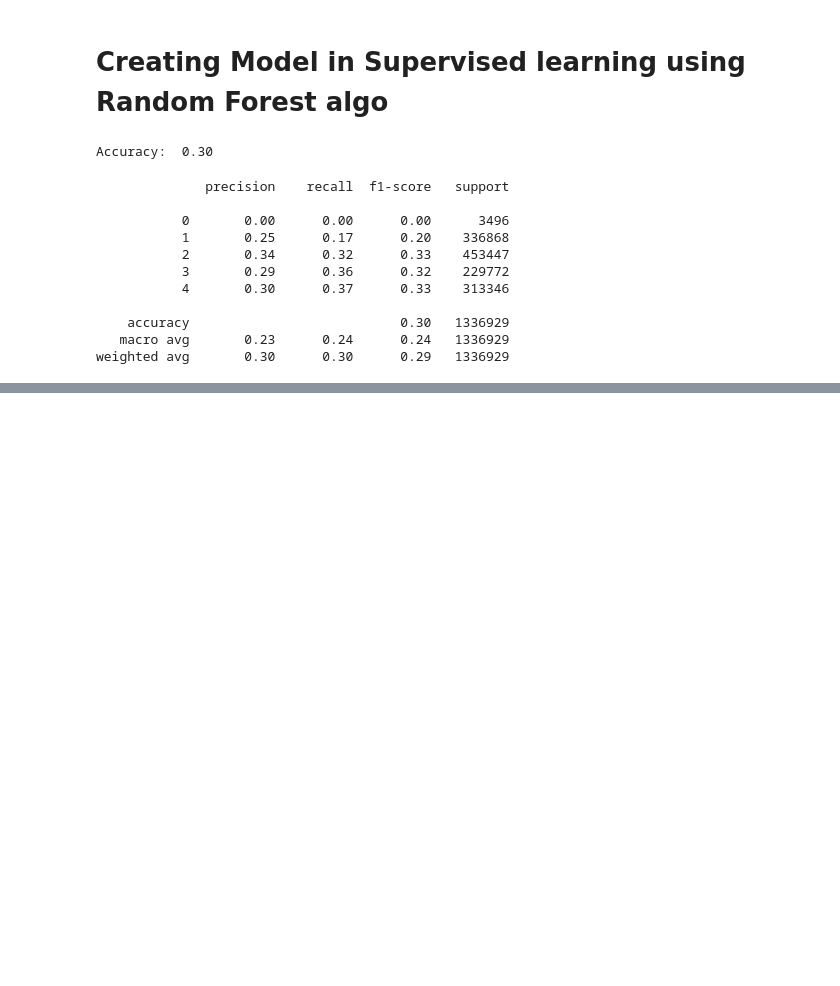
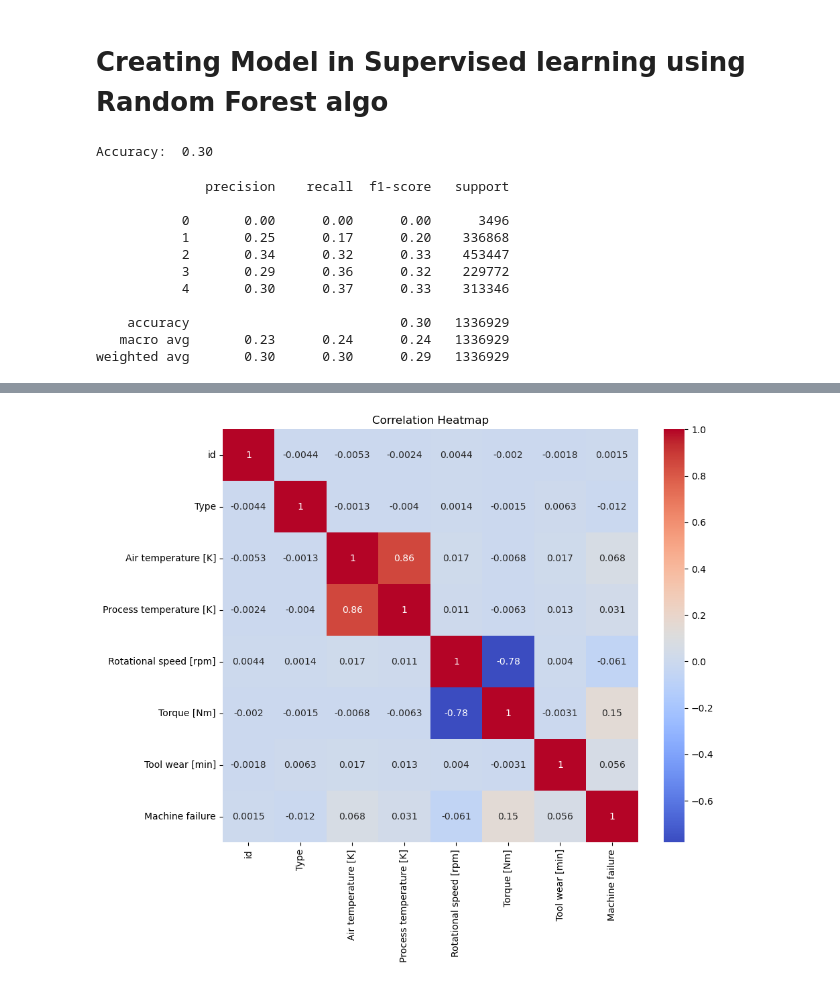
Before and after one commit to Nunusavi/Predictive-Maintenance-for-Industrial-Equipment, a Jupyter notebook: Data processing.ipynb, the cells around one changed output, grey strips where cells are left out. Saved outputs shown, nothing was run; the diff lists cells and outputs as text; code cells hidden in the pictures; blank space fills up the shorter version.

```diff
--- a/Data processing.ipynb
+++ b/Data processing.ipynb
@@ -355,0 +366,7 @@ weighted avg       0.30      0.30      0.29   1336929
+# %%
+testdata = './Equipment data from keggel/test.csv'
+traindata = './Equipment data from keggel/train.csv'
+
+
+test = pd.read_csv(testdata)
+train = pd.read_csv(traindata)
@@ -355,0 +389,5 @@ weighted avg       0.30      0.30      0.29   1336929
+# %%
+# Remove the last 5 rows from the test data
+train = train.drop(['TWF','HDF','PWF','OSF','RNF'], axis=1)
+# train = train.drop(['Product ID'], axis=1)
+display(train)
@@ -355,0 +396,4 @@ weighted avg       0.30      0.30      0.29   1336929
+# %%
+# Change the type column to numerical values
+train['Type'] = train['Type'].replace({'L': 1, 'M': 2, 'H': 3})
+display(train)
@@ -355,0 +414,7 @@ weighted avg       0.30      0.30      0.29   1336929
+# %%
+plt.figure(figsize=(10,8))
+sns.heatmap(train.corr(),annot=True, cmap='coolwarm')
+plt.title ('Correlation Heatmap')
+plt.show()
+# %% [output]
+[figure, added]
```
Also changed, not shown: parts of 13 cells of this notebook, 1 other file.
